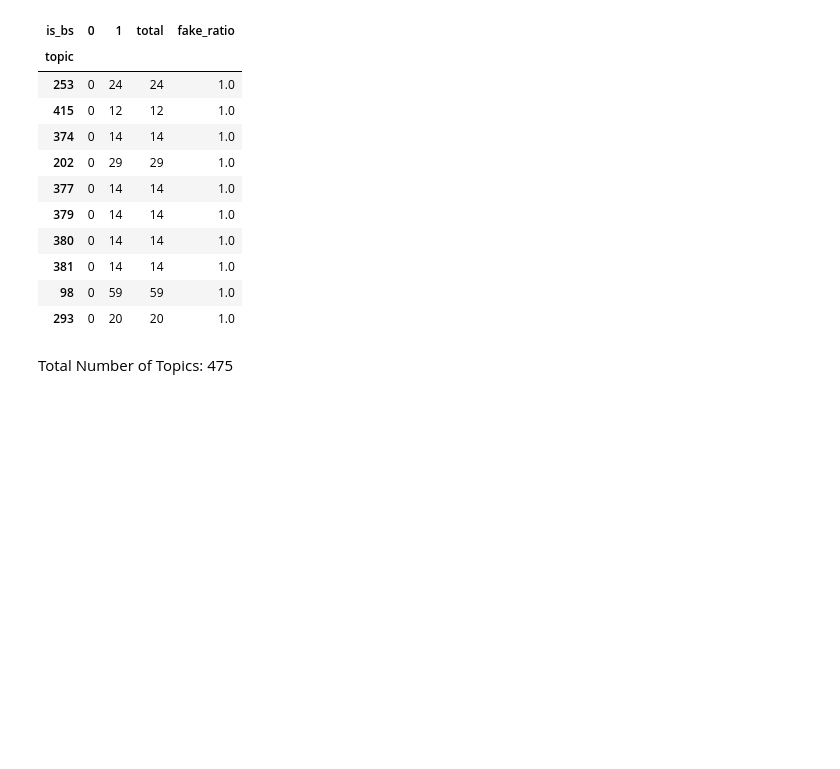
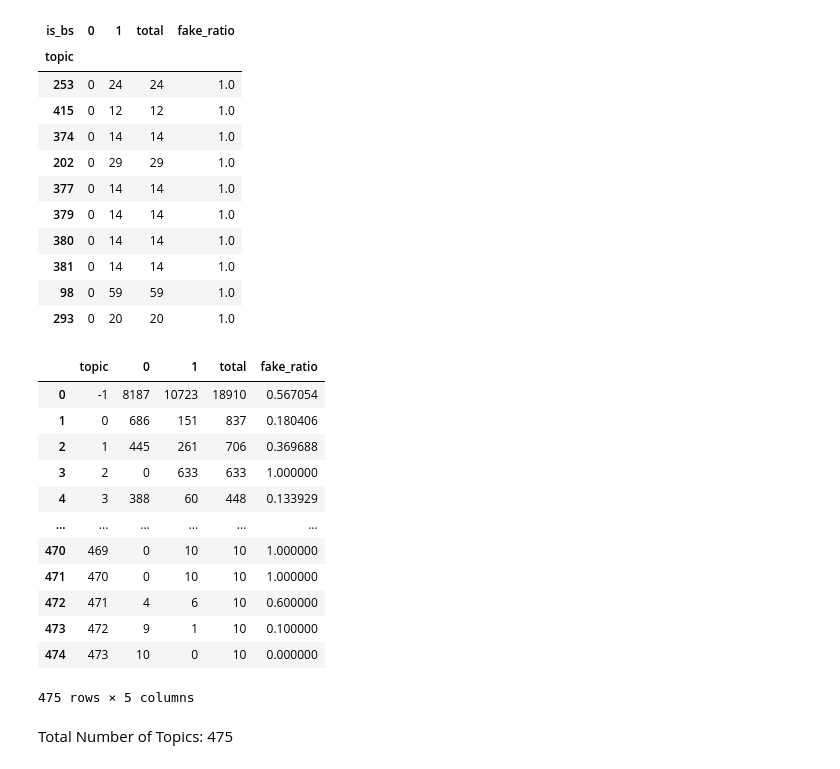
Before and after one commit to ssgrummons/fake-news-classifier, a Jupyter notebook: notebooks/01_eda.ipynb, the cells around one changed output. Saved outputs shown, nothing was run; the diff lists cells and outputs as text; code cells hidden in the pictures; blank space fills up the shorter version.

```diff
--- a/notebooks/01_eda.ipynb
+++ b/notebooks/01_eda.ipynb
@@ -286,6 +286,24 @@ topic_counts.sort_values("fake_ratio", ascending=False).head(10)
 | 381 | 0 | 14 | 14 | 1.0 |
 | 98 | 0 | 59 | 59 | 1.0 |
 | 293 | 0 | 20 | 20 | 1.0 |
+# %%
+topic_counts.columns.name = None
+topic_counts.reset_index(inplace=True)
+topic_counts
+# %% [output]
+|  | topic | 0 | 1 | total | fake_ratio |
+| 0 | -1 | 8187 | 10723 | 18910 | 0.567054 |
+| 1 | 0 | 686 | 151 | 837 | 0.180406 |
+| 2 | 1 | 445 | 261 | 706 | 0.369688 |
+| 3 | 2 | 0 | 633 | 633 | 1.000000 |
+| 4 | 3 | 388 | 60 | 448 | 0.133929 |
+| ... | ... | ... | ... | ... | ... |
+| 470 | 469 | 0 | 10 | 10 | 1.000000 |
+| 471 | 470 | 0 | 10 | 10 | 1.000000 |
+| 472 | 471 | 4 | 6 | 10 | 0.600000 |
+| 473 | 472 | 9 | 1 | 10 | 0.100000 |
+| 474 | 473 | 10 | 0 | 10 | 0.000000 |
+475 rows × 5 columns
 # %%
 md_print(f"Total Number of Topics: {str(topic_counts.shape[0])}")
 md_print(f"Number of Topics only in Fake News: {str(topic_counts[topic_counts['fake_ratio'] == 1 ].shape[0])}")
```
Also changed, not shown: parts of 4 cells of this notebook, 1 other file.
